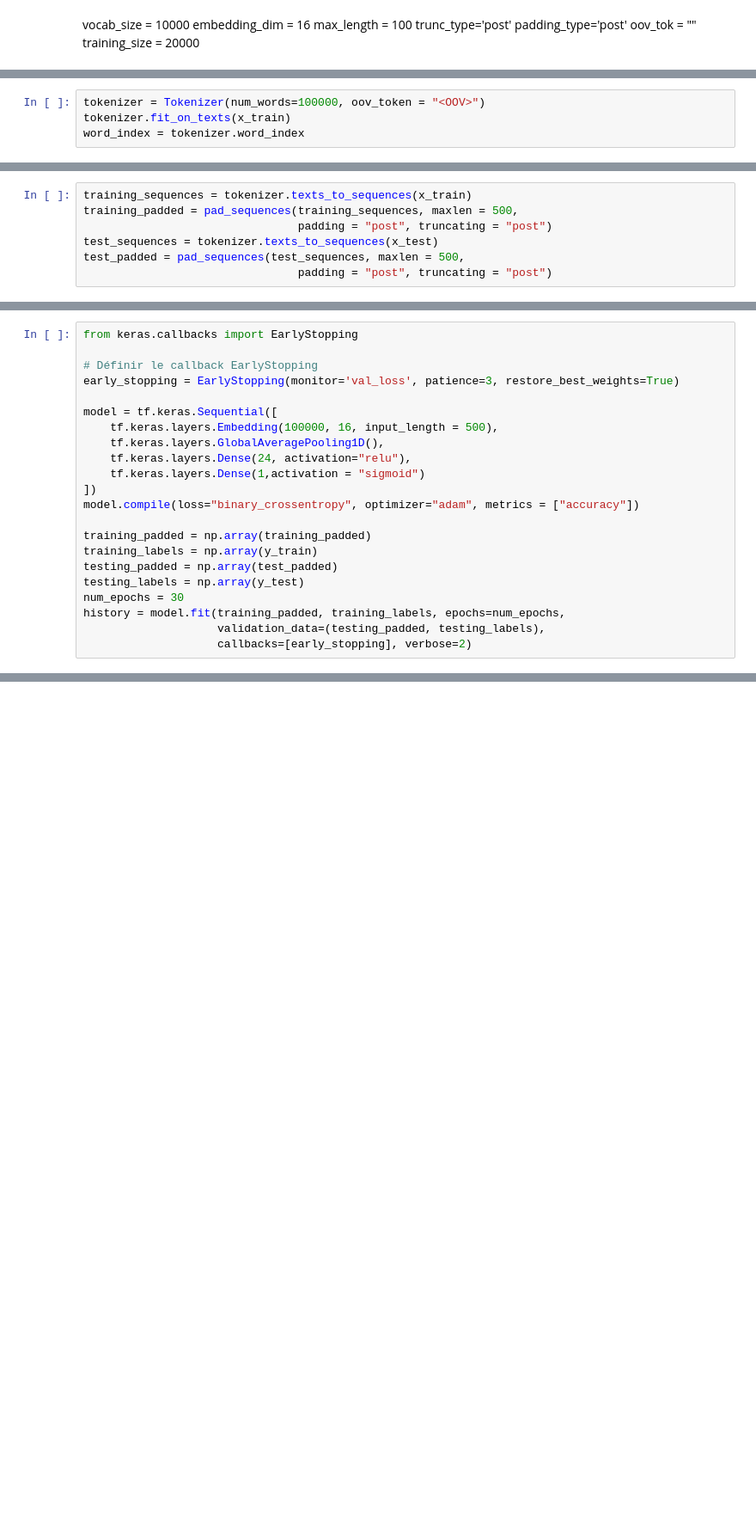
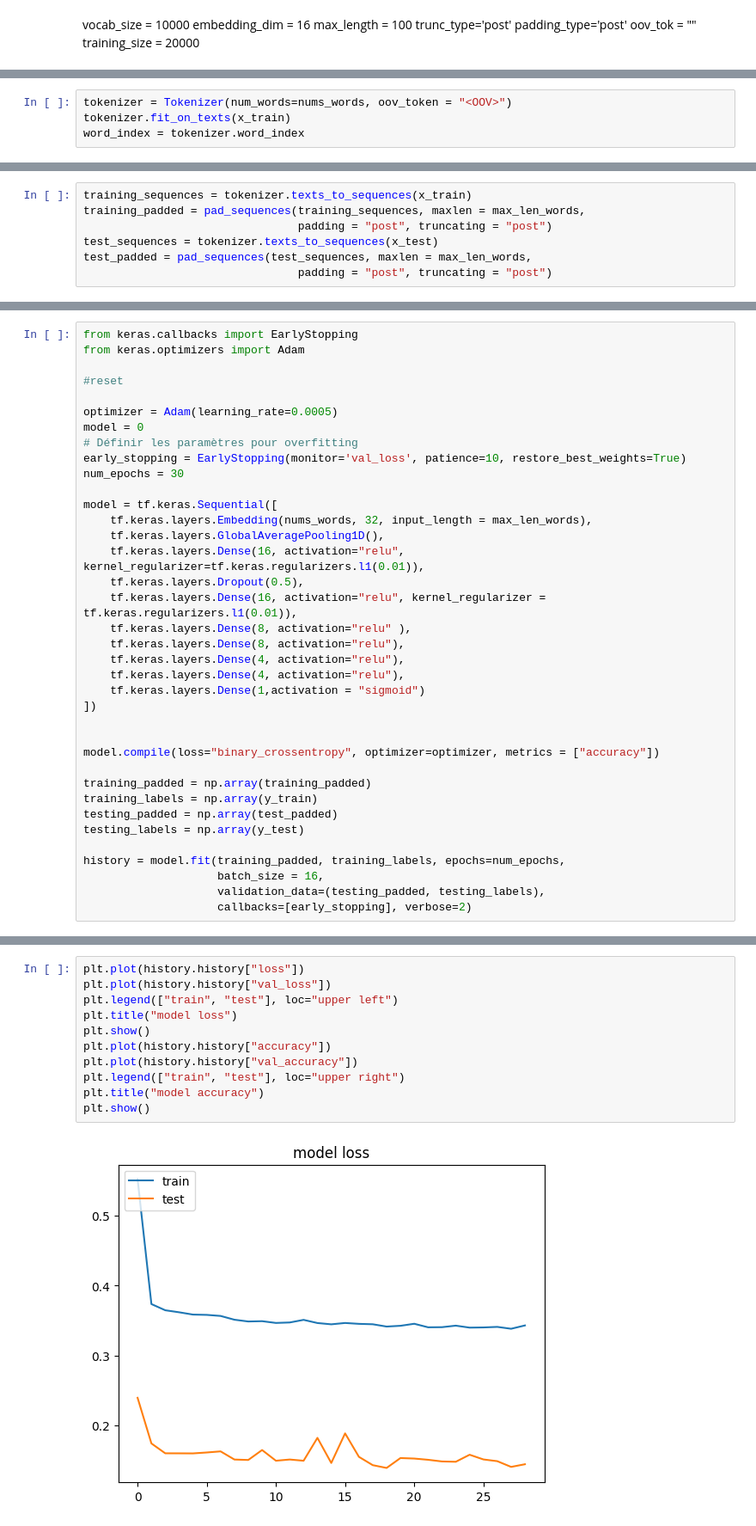
Before and after one commit to Testeh69/ML_learning, a Jupyter notebook: ml_project/NLP_AiVsHumanTextDetection.ipynb, the cells around one changed output, grey strips where cells are left out. Shown at 86% size. Saved outputs shown, nothing was run; the diff lists cells and outputs as text; blank space fills up the shorter version.

```diff
--- a/ml_project/NLP_AiVsHumanTextDetection.ipynb
+++ b/ml_project/NLP_AiVsHumanTextDetection.ipynb
@@ -211,4 +217,4 @@ training_size = 20000
 # %%
-tokenizer = Tokenizer(num_words=100000, oov_token = "<OOV>")
+tokenizer = Tokenizer(num_words=nums_words, oov_token = "<OOV>")
 tokenizer.fit_on_texts(x_train)
 word_index = tokenizer.word_index
@@ -215,7 +225,7 @@ word_index = tokenizer.word_index
 # %%
 training_sequences = tokenizer.texts_to_sequences(x_train)
-training_padded = pad_sequences(training_sequences, maxlen = 500,
+training_padded = pad_sequences(training_sequences, maxlen = max_len_words,
                                 padding = "post", truncating = "post")
 test_sequences = tokenizer.texts_to_sequences(x_test)
-test_padded = pad_sequences(test_sequences, maxlen = 500,
+test_padded = pad_sequences(test_sequences, maxlen = max_len_words,
                                 padding = "post", truncating = "post")
@@ -222,23 +242,38 @@ test_padded = pad_sequences(test_sequences, maxlen = 500,
 # %%
 from keras.callbacks import EarlyStopping
+from keras.optimizers import Adam
 
-# Définir le callback EarlyStopping
-early_stopping = EarlyStopping(monitor='val_loss', patience=3, restore_best_weights=True)
+#reset
+
+optimizer = Adam(learning_rate=0.0005)
+model = 0
+# Définir les paramètres pour overfitting
+early_stopping = EarlyStopping(monitor='val_loss', patience=10, restore_best_weights=True)
+num_epochs = 30
 
 model = tf.keras.Sequential([
-    tf.keras.layers.Embedding(100000, 16, input_length = 500),
+    tf.keras.layers.Embedding(nums_words, 32, input_length = max_len_words),
     tf.keras.layers.GlobalAveragePooling1D(),
-    tf.keras.layers.Dense(24, activation="relu"),
+    tf.keras.layers.Dense(16, activation="relu", kernel_regularizer=tf.keras.regularizers.l1(0.01)),
+    tf.keras.layers.Dropout(0.5),
+    tf.keras.layers.Dense(16, activation="relu", kernel_regularizer = tf.keras.regularizers.l1(0.01)),
+    tf.keras.layers.Dense(8, activation="relu" ),
+    tf.keras.layers.Dense(8, activation="relu"),
+    tf.keras.layers.Dense(4, activation="relu"),
+    tf.keras.layers.Dense(4, activation="relu"),
     tf.keras.layers.Dense(1,activation = "sigmoid")
 ])
-model.compile(loss="binary_crossentropy", optimizer="adam", metrics = ["accuracy"])
+
+
+model.compile(loss="binary_crossentropy", optimizer=optimizer, metrics = ["accuracy"])
 
 training_padded = np.array(training_padded)
 training_labels = np.array(y_train)
 testing_padded = np.array(test_padded)
 testing_labels = np.array(y_test)
-num_epochs = 30
+
 history = model.fit(training_padded, training_labels, epochs=num_epochs,
+                    batch_size = 16,
                     validation_data=(testing_padded, testing_labels),
                     callbacks=[early_stopping], verbose=2)
 # %% [output]
@@ -262,0 +297,13 @@ Epoch 9/30
+# %%
+plt.plot(history.history["loss"])
+plt.plot(history.history["val_loss"])
+plt.legend(["train", "test"], loc="upper left")
+plt.title("model loss")
+plt.show()
+plt.plot(history.history["accuracy"])
+plt.plot(history.history["val_accuracy"])
+plt.legend(["train", "test"], loc="upper right")
+plt.title("model accuracy")
+plt.show()
+# %% [output]
+[figure, added]
```
Also changed, not shown: parts of 30 cells of this notebook.
